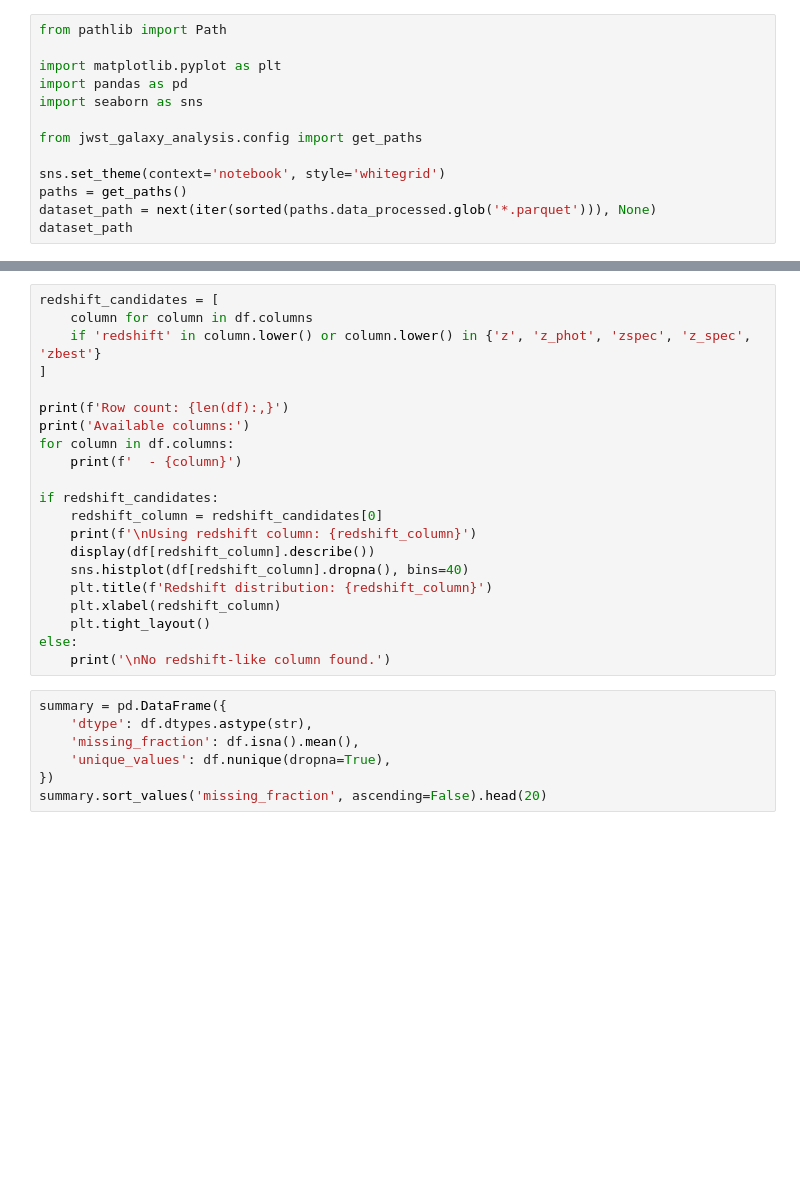
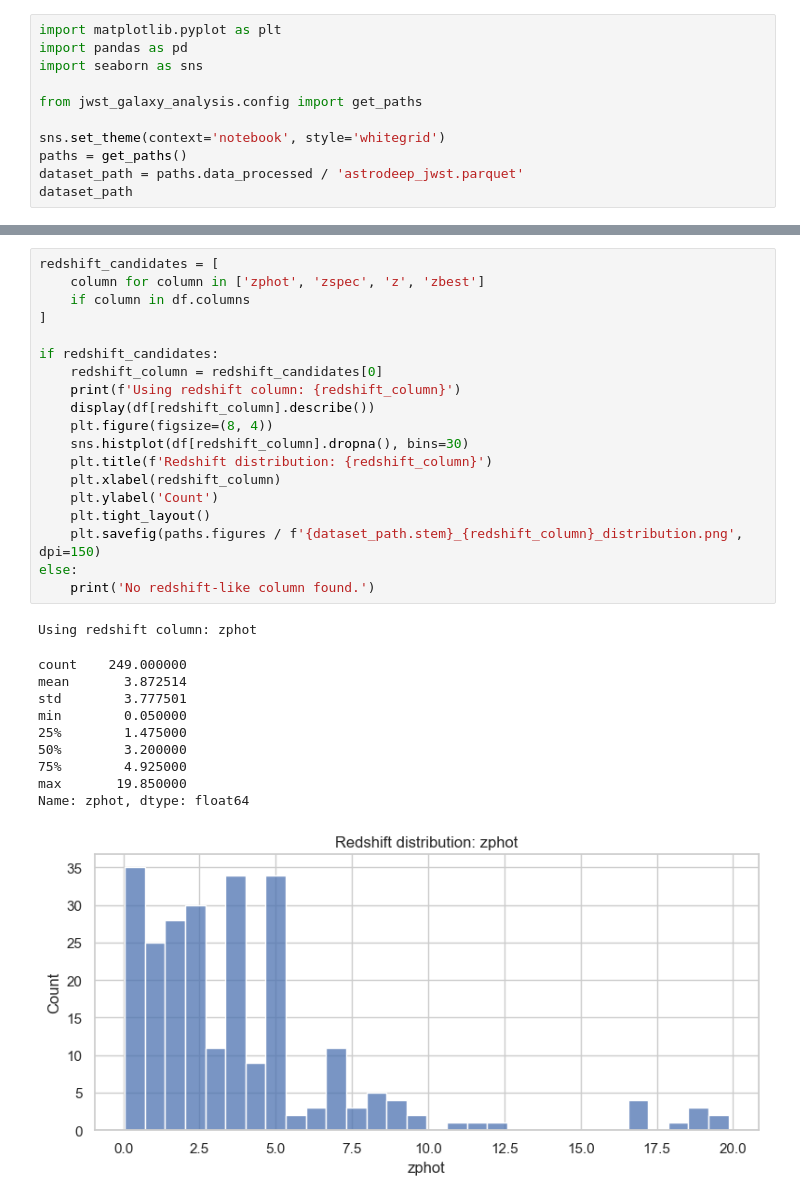
Before and after one commit to ChristinaOdetEm/cosmos, a Jupyter notebook: notebooks/01_catalog_eda_template.ipynb, the cells around one changed output, grey strips where cells are left out. Cells and saved outputs as stored; diff of their text form; blank space fills up the shorter version.

Commit message:
Add first JWST catalog and baseline observation

```diff
--- a/notebooks/01_catalog_eda_template.ipynb
+++ b/notebooks/01_catalog_eda_template.ipynb
@@ -14,8 +14,6 @@ Out of scope for now:
 - outlier hunting
 - model fitting beyond basic descriptive analysis
 # %%
-from pathlib import Path
-
 import matplotlib.pyplot as plt
 import pandas as pd
 import seaborn as sns
@@ -24,5 +22,5 @@ from jwst_galaxy_analysis.config import get_paths
 
 sns.set_theme(context='notebook', style='whitegrid')
 paths = get_paths()
-dataset_path = next(iter(sorted(paths.data_processed.glob('*.parquet'))), None)
+dataset_path = paths.data_processed / 'astrodeep_jwst.parquet'
 dataset_path
@@ -35,29 +82,32 @@ df.head()
 # %%
 redshift_candidates = [
-    column for column in df.columns
-    if 'redshift' in column.lower() or column.lower() in {'z', 'z_phot', 'zspec', 'z_spec', 'zbest'}
+    column for column in ['zphot', 'zspec', 'z', 'zbest']
+    if column in df.columns
 ]
-
-print(f'Row count: {len(df):,}')
-print('Available columns:')
-for column in df.columns:
-    print(f'  - {column}')
 
 if redshift_candidates:
     redshift_column = redshift_candidates[0]
-    print(f'\nUsing redshift column: {redshift_column}')
+    print(f'Using redshift column: {redshift_column}')
     display(df[redshift_column].describe())
-    sns.histplot(df[redshift_column].dropna(), bins=40)
+    plt.figure(figsize=(8, 4))
+    sns.histplot(df[redshift_column].dropna(), bins=30)
     plt.title(f'Redshift distribution: {redshift_column}')
     plt.xlabel(redshift_column)
+    plt.ylabel('Count')
     plt.tight_layout()
+    plt.savefig(paths.figures / f'{dataset_path.stem}_{redshift_column}_distribution.png', dpi=150)
 else:
-    print('\nNo redshift-like column found.')
+    print('No redshift-like column found.')
+# %% [output]
+Using redshift column: zphot
+count    249.000000
+mean       3.872514
+std        3.777501
+min        0.050000
+25%        1.475000
+50%        3.200000
+75%        4.925000
+max       19.850000
+Name: zphot, dtype: float64
+[figure, added]
-# %%
-summary = pd.DataFrame({
-    'dtype': df.dtypes.astype(str),
-    'missing_fraction': df.isna().mean(),
-    'unique_values': df.nunique(dropna=True),
-})
-summary.sort_values('missing_fraction', ascending=False).head(20)
 # %%
```
Also changed, not shown: parts of 7 cells of this notebook, 10 other files.
